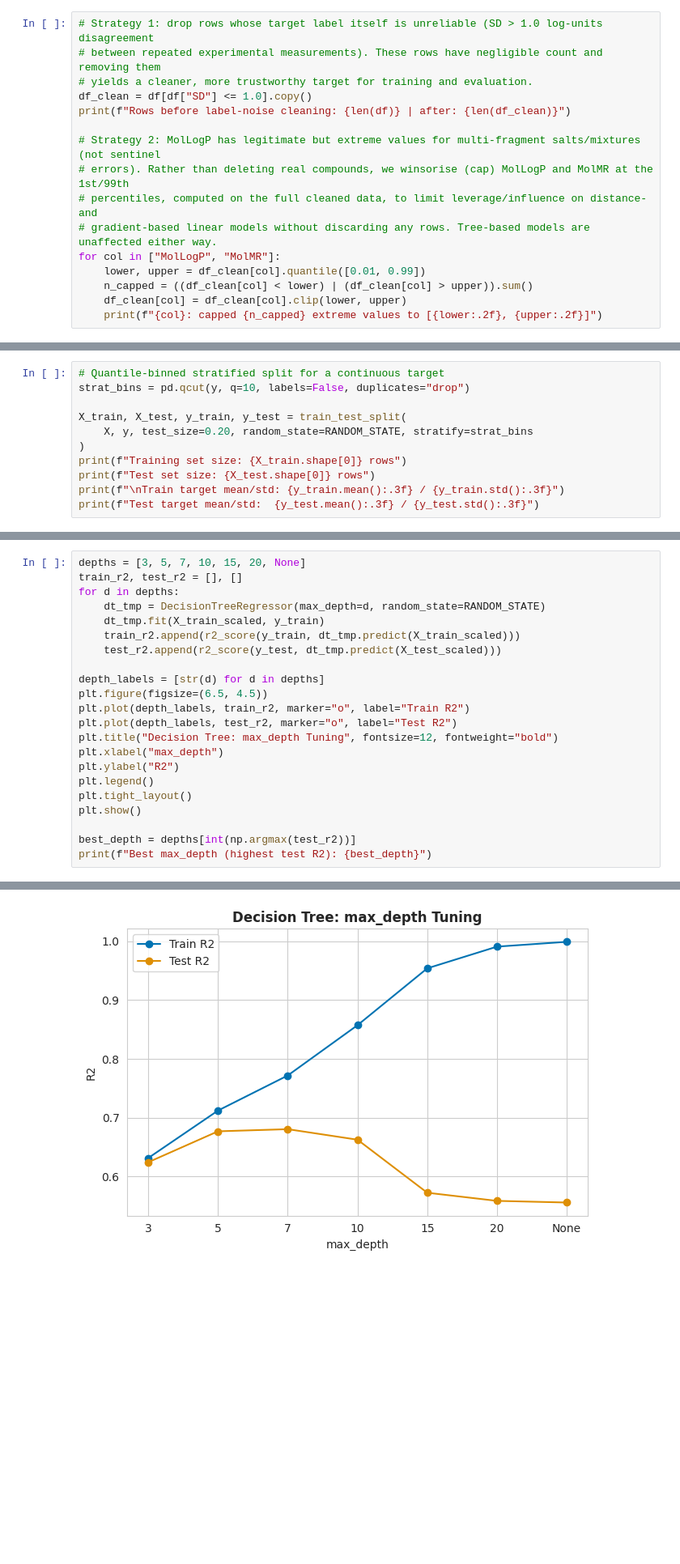
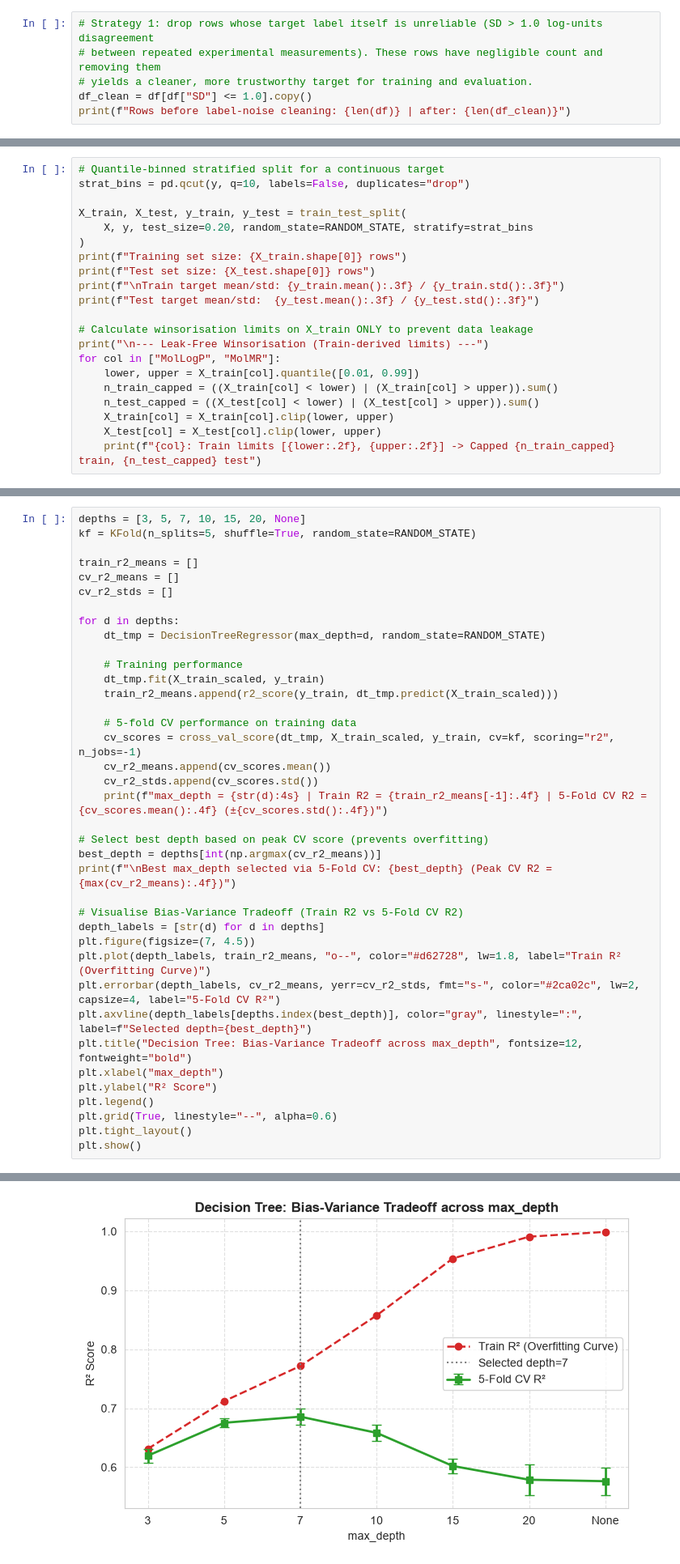
Before and after one commit to arunpravinnn/Machine_Learning_Capstone, a Jupyter notebook: Regression/regression.ipynb, the cells around one changed output, grey strips where cells are left out. Shown at 81% size. Saved outputs shown, nothing was run; the diff lists cells and outputs as text; blank space fills up the shorter version.

Commit message:
fix(methodology): select poly degree and dt depth via 5-fold CV and compute winsorization on train only

```diff
--- a/Regression/regression.ipynb
+++ b/Regression/regression.ipynb
@@ -304,15 +304,5 @@ This is 1.55% of the dataset.
 # yields a cleaner, more trustworthy target for training and evaluation.
 df_clean = df[df["SD"] <= 1.0].copy()
 print(f"Rows before label-noise cleaning: {len(df)} | after: {len(df_clean)}")
-
-# Strategy 2: MolLogP has legitimate but extreme values for multi-fragment salts/mixtures (not sentinel
-# errors). Rather than deleting real compounds, we winsorise (cap) MolLogP and MolMR at the 1st/99th
-# percentiles, computed on the full cleaned data, to limit leverage/influence on distance- and
-# gradient-based linear models without discarding any rows. Tree-based models are unaffected either way.
-for col in ["MolLogP", "MolMR"]:
-    lower, upper = df_clean[col].quantile([0.01, 0.99])
-    n_capped = ((df_clean[col] < lower) | (df_clean[col] > upper)).sum()
-    df_clean[col] = df_clean[col].clip(lower, upper)
-    print(f"{col}: capped {n_capped} extreme values to [{lower:.2f}, {upper:.2f}]")
 # %% [output]
 Rows before label-noise cleaning: 9982 | after: 9827
@@ -364,6 +352,16 @@ print(f"Training set size: {X_train.shape[0]} rows")
 print(f"Test set size: {X_test.shape[0]} rows")
 print(f"\nTrain target mean/std: {y_train.mean():.3f} / {y_train.std():.3f}")
 print(f"Test target mean/std:  {y_test.mean():.3f} / {y_test.std():.3f}")
+
+# Calculate winsorisation limits on X_train ONLY to prevent data leakage
+print("\n--- Leak-Free Winsorisation (Train-derived limits) ---")
+for col in ["MolLogP", "MolMR"]:
+    lower, upper = X_train[col].quantile([0.01, 0.99])
+    n_train_capped = ((X_train[col] < lower) | (X_train[col] > upper)).sum()
+    n_test_capped = ((X_test[col] < lower) | (X_test[col] > upper)).sum()
+    X_train[col] = X_train[col].clip(lower, upper)
+    X_test[col] = X_test[col].clip(lower, upper)
+    print(f"{col}: Train limits [{lower:.2f}, {upper:.2f}] -> Capped {n_train_capped} train, {n_test_capped} test")
 # %% [output]
 Training set size: 7861 rows
 Test set size: 1966 rows
@@ -609,24 +616,40 @@ before diminishing.
 `max_depth` tuned; feature importance visualised.
 # %%
 depths = [3, 5, 7, 10, 15, 20, None]
-train_r2, test_r2 = [], []
+kf = KFold(n_splits=5, shuffle=True, random_state=RANDOM_STATE)
+
+train_r2_means = []
+cv_r2_means = []
+cv_r2_stds = []
+
 for d in depths:
     dt_tmp = DecisionTreeRegressor(max_depth=d, random_state=RANDOM_STATE)
+
+    # Training performance
     dt_tmp.fit(X_train_scaled, y_train)
-    train_r2.append(r2_score(y_train, dt_tmp.predict(X_train_scaled)))
-    test_r2.append(r2_score(y_test, dt_tmp.predict(X_test_scaled)))
+    train_r2_means.append(r2_score(y_train, dt_tmp.predict(X_train_scaled)))
 
+    # 5-fold CV performance on training data
+    cv_scores = cross_val_score(dt_tmp, X_train_scaled, y_train, cv=kf, scoring="r2", n_jobs=-1)
+    cv_r2_means.append(cv_scores.mean())
+    cv_r2_stds.append(cv_scores.std())
+    print(f"max_depth = {str(d):4s} | Train R2 = {train_r2_means[-1]:.4f} | 5-Fold CV R2 = {cv_scores.mean():.4f} (±{cv_scores.std():.4f})")
+
+# Select best depth based on peak CV score (prevents overfitting)
+best_depth = depths[int(np.argmax(cv_r2_means))]
+print(f"\nBest max_depth selected via 5-Fold CV: {best_depth} (Peak CV R2 = {max(cv_r2_means):.4f})")
+
+# Visualise Bias-Variance Tradeoff (Train R2 vs 5-Fold CV R2)
 depth_labels = [str(d) for d in depths]
-plt.figure(figsize=(6.5, 4.5))
-plt.plot(depth_labels, train_r2, marker="o", label="Train R2")
-plt.plot(depth_labels, test_r2, marker="o", label="Test R2")
-plt.title("Decision Tree: max_depth Tuning", fontsize=12, fontweight="bold")
+plt.figure(figsize=(7, 4.5))
+plt.plot(depth_labels, train_r2_means, "o--", color="#d62728", lw=1.8, label="Train R² (Overfitting Curve)")
+plt.errorbar(depth_labels, cv_r2_means, yerr=cv_r2_stds, fmt="s-", color="#2ca02c", lw=2, capsize=4, label="5-Fold CV R²")
+plt.axvline(depth_labels[depths.index(best_depth)], color="gray", linestyle=":", label=f"Selected depth={best_depth}")
+plt.title("Decision Tree: Bias-Variance Tradeoff across max_depth", fontsize=12, fontweight="bold")
 plt.xlabel("max_depth")
-plt.ylabel("R2")
+plt.ylabel("R² Score")
 plt.legend()
+plt.grid(True, linestyle="--", alpha=0.6)
 plt.tight_layout()
 plt.show()
-
-best_depth = depths[int(np.argmax(test_r2))]
-print(f"Best max_depth (highest test R2): {best_depth}")
 # %% [output]
@@ -633 +665 @@ print(f"Best max_depth (highest test R2): {best_depth}")
-[figure, old version]
+[figure, new version]
```
Also changed, not shown: parts of 28 cells of this notebook.
